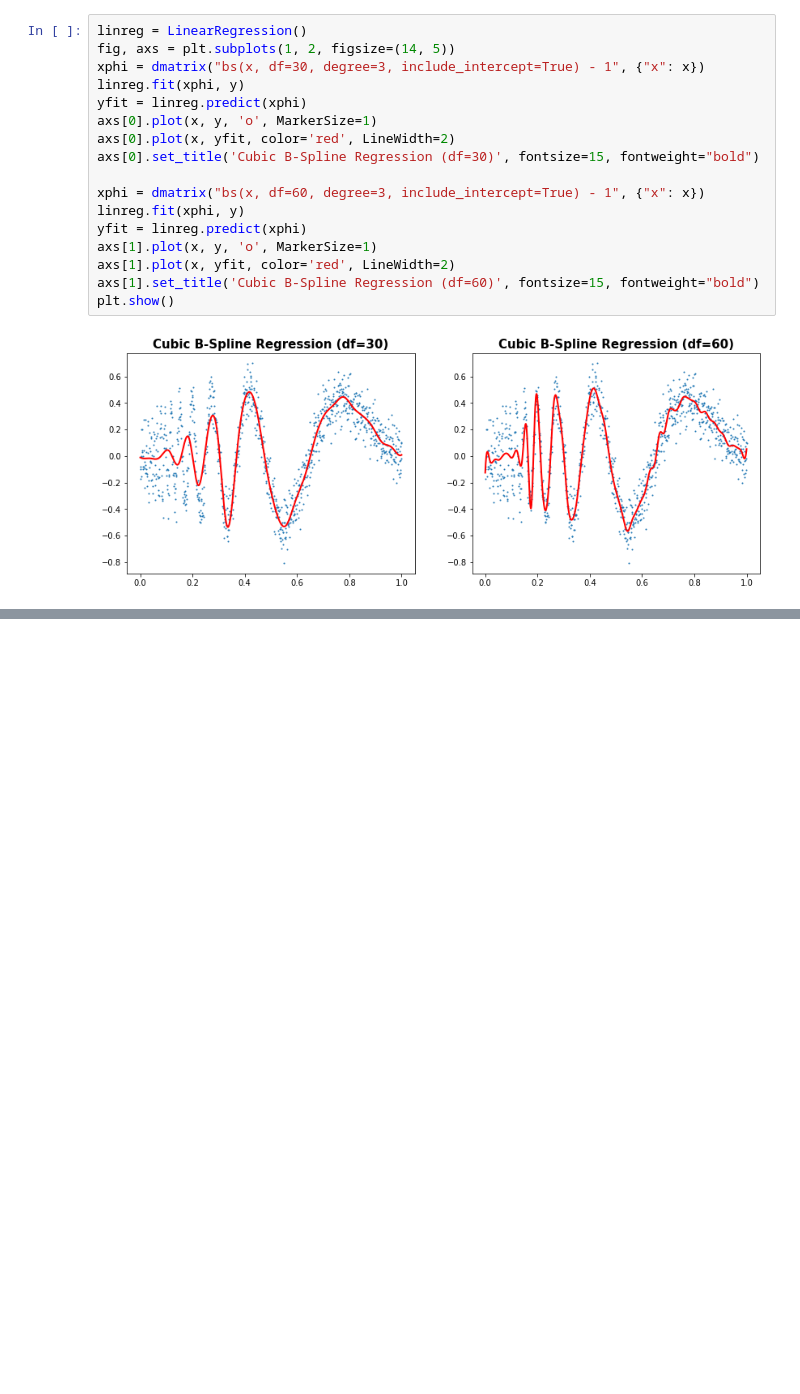
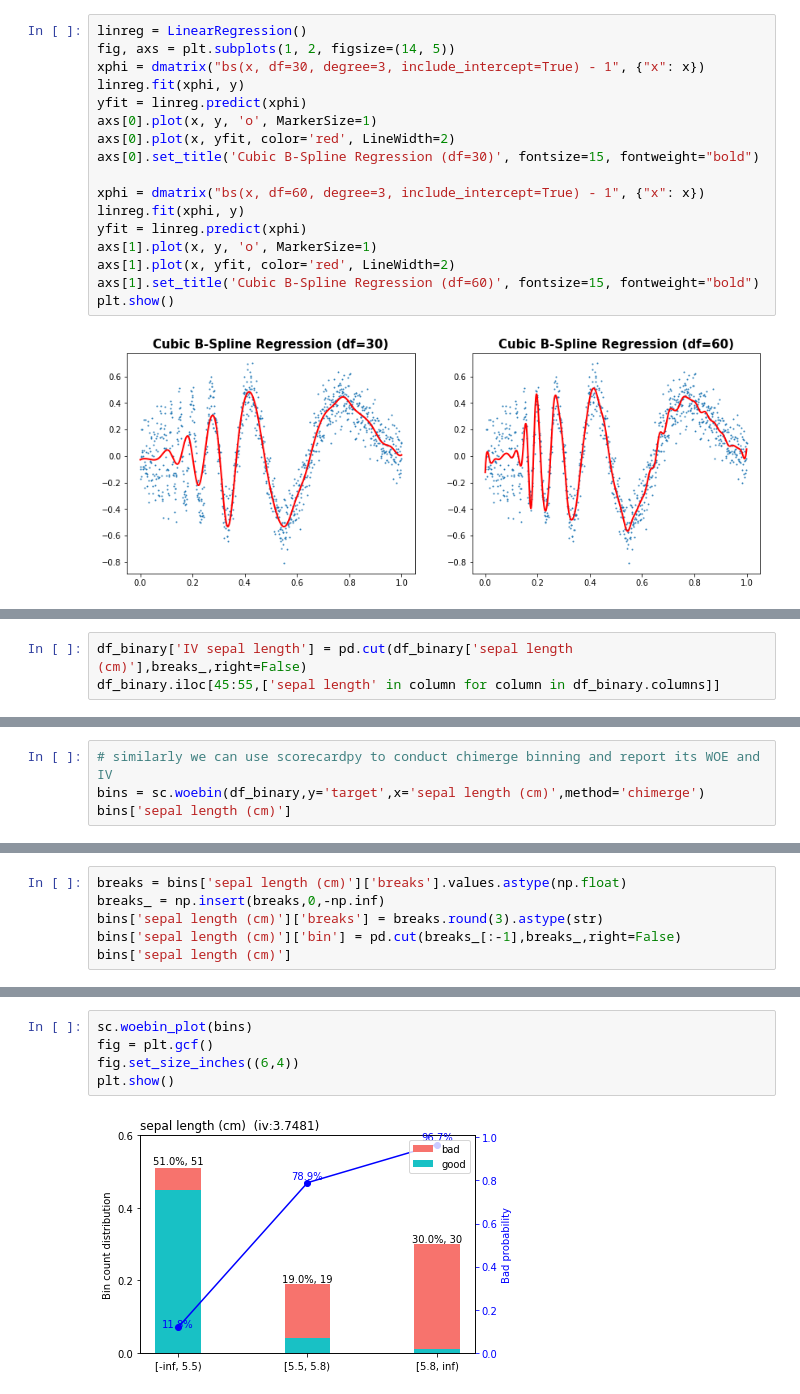
Before and after one commit to anhnguyendepocen/Stat3612, a Jupyter notebook: SML-Lecture4 FeatureEngineering.ipynb, the cells around one changed output, grey strips where cells are left out. Saved outputs shown, nothing was run; the diff lists cells and outputs as text; blank space fills up the shorter version.

```diff
--- a/SML-Lecture4 FeatureEngineering.ipynb
+++ b/SML-Lecture4 FeatureEngineering.ipynb
@@ -326,0 +467,3 @@ plt.show()
+# %%
+df_binary['IV sepal length'] = pd.cut(df_binary['sepal length (cm)'],breaks_,right=False)
+df_binary.iloc[45:55,['sepal length' in column for column in df_binary.columns]]
@@ -326,0 +484,4 @@ plt.show()
+# %%
+# similarly we can use scorecardpy to conduct chimerge binning and report its WOE and IV
+bins = sc.woebin(df_binary,y='target',x='sepal length (cm)',method='chimerge')
+bins['sepal length (cm)']
@@ -326,0 +494,6 @@ plt.show()
+# %%
+breaks = bins['sepal length (cm)']['breaks'].values.astype(np.float)
+breaks_ = np.insert(breaks,0,-np.inf)
+bins['sepal length (cm)']['breaks'] = breaks.round(3).astype(str)
+bins['sepal length (cm)']['bin'] = pd.cut(breaks_[:-1],breaks_,right=False)
+bins['sepal length (cm)']
@@ -326,0 +505,7 @@ plt.show()
+# %%
+sc.woebin_plot(bins)
+fig = plt.gcf()
+fig.set_size_inches((6,4))
+plt.show()
+# %% [output]
+[figure, added]
```
Also changed, not shown: parts of 27 cells of this notebook.
